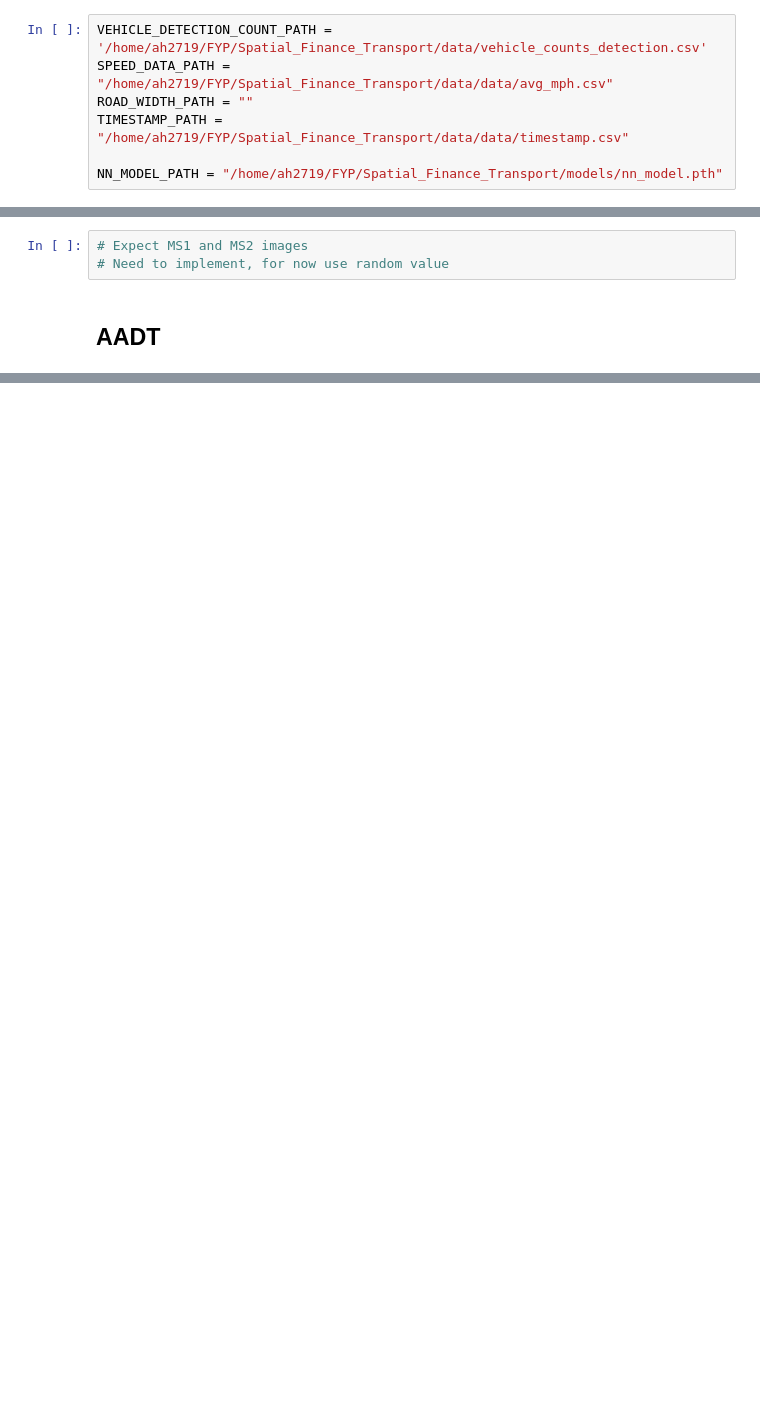
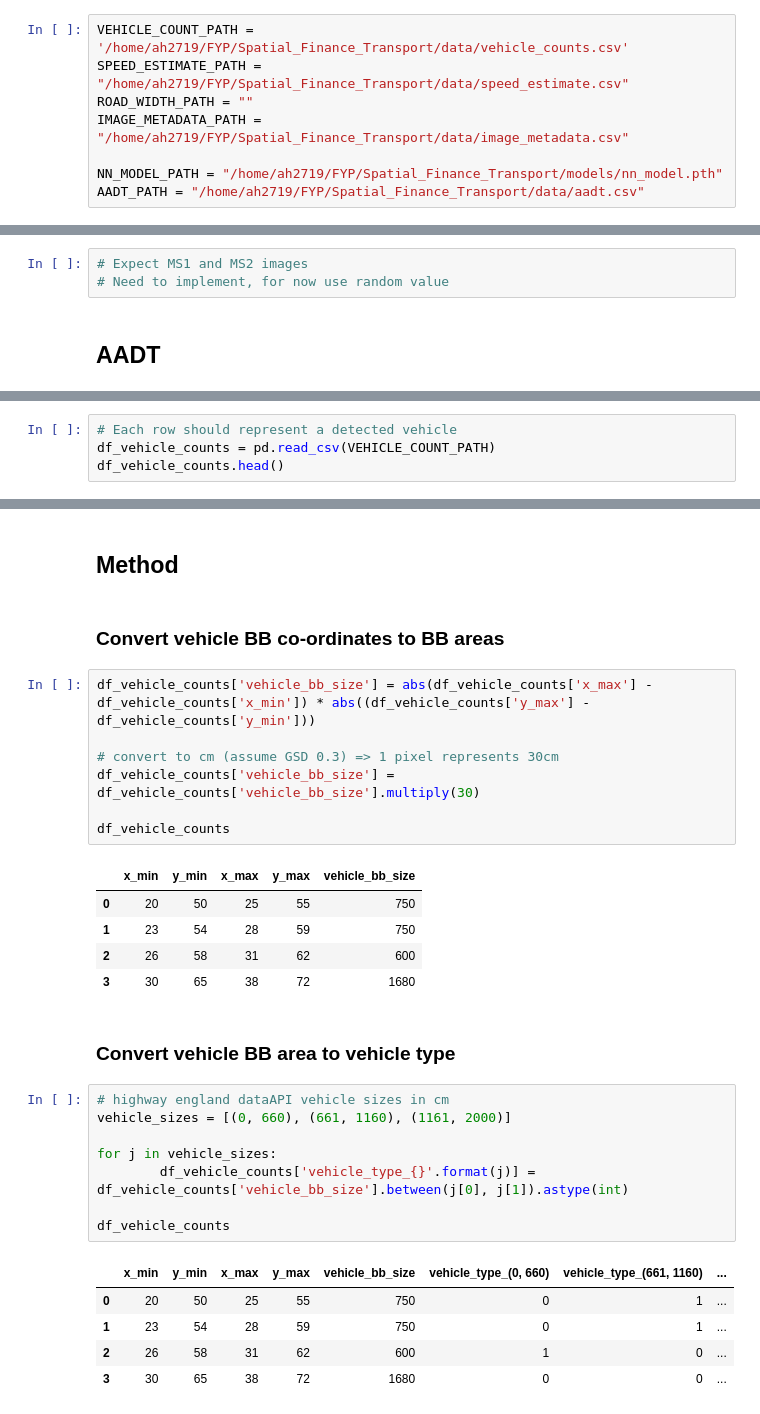
Before and after one commit to horsada/Spatial_Finance_Transport, a Jupyter notebook: main.ipynb, the cells around one changed output, grey strips where cells are left out. Cells and saved outputs as stored; diff of their text form; blank space fills up the shorter version.

```diff
--- a/main.ipynb
+++ b/main.ipynb
@@ -57,7 +56,8 @@ ROAD_CHARACTERISTICS_PATH = "/home/ah2719/FYP/Spatial_Finance_Transport/data/roa
 # %%
-VEHICLE_DETECTION_COUNT_PATH = '/home/ah2719/FYP/Spatial_Finance_Transport/data/vehicle_counts_detection.csv'
-SPEED_DATA_PATH = "/home/ah2719/FYP/Spatial_Finance_Transport/data/data/avg_mph.csv"
+VEHICLE_COUNT_PATH = '/home/ah2719/FYP/Spatial_Finance_Transport/data/vehicle_counts.csv'
+SPEED_ESTIMATE_PATH = "/home/ah2719/FYP/Spatial_Finance_Transport/data/speed_estimate.csv"
 ROAD_WIDTH_PATH = ""
-TIMESTAMP_PATH = "/home/ah2719/FYP/Spatial_Finance_Transport/data/data/timestamp.csv"
+IMAGE_METADATA_PATH = "/home/ah2719/FYP/Spatial_Finance_Transport/data/image_metadata.csv"
 
 NN_MODEL_PATH = "/home/ah2719/FYP/Spatial_Finance_Transport/models/nn_model.pth"
+AADT_PATH = "/home/ah2719/FYP/Spatial_Finance_Transport/data/aadt.csv"
@@ -404,0 +534,4 @@ aadt_model = torch.load(NN_)
+# %%
+# Each row should represent a detected vehicle
+df_vehicle_counts = pd.read_csv(VEHICLE_COUNT_PATH)
+df_vehicle_counts.head()
@@ -404,0 +585,33 @@ aadt_model = torch.load(NN_)
+# %% [markdown]
+## Method
+# %% [markdown]
+### Convert vehicle BB co-ordinates to BB areas
+# %%
+df_vehicle_counts['vehicle_bb_size'] = abs(df_vehicle_counts['x_max'] - df_vehicle_counts['x_min']) * abs((df_vehicle_counts['y_max'] - df_vehicle_counts['y_min']))
+
+# convert to cm (assume GSD 0.3) => 1 pixel represents 30cm
+df_vehicle_counts['vehicle_bb_size'] = df_vehicle_counts['vehicle_bb_size'].multiply(30)
+
+df_vehicle_counts
+# %% [output]
+|  | x_min | y_min | x_max | y_max | vehicle_bb_size |
+| 0 | 20 | 50 | 25 | 55 | 750 |
+| 1 | 23 | 54 | 28 | 59 | 750 |
+| 2 | 26 | 58 | 31 | 62 | 600 |
+| 3 | 30 | 65 | 38 | 72 | 1680 |
+# %% [markdown]
+### Convert vehicle BB area to vehicle type
+# %%
+# highway england dataAPI vehicle sizes in cm
+vehicle_sizes = [(0, 660), (661, 1160),	(1161, 2000)]
+
+for j in vehicle_sizes:
+        df_vehicle_counts['vehicle_type_{}'.format(j)] = df_vehicle_counts['vehicle_bb_size'].between(j[0], j[1]).astype(int)
+
+df_vehicle_counts
+# %% [output]
+|  | x_min | y_min | x_max | y_max | vehicle_bb_size | vehicle_type_(0, 660) | vehicle_type_(661, 1160) | ... |
+| 0 | 20 | 50 | 25 | 55 | 750 | 0 | 1 | ... |
+| 1 | 23 | 54 | 28 | 59 | 750 | 0 | 1 | ... |
+| 2 | 26 | 58 | 31 | 62 | 600 | 1 | 0 | ... |
+| 3 | 30 | 65 | 38 | 72 | 1680 | 0 | 0 | ... |
```
Also changed, not shown: parts of 43 cells of this notebook, 12 other files.
